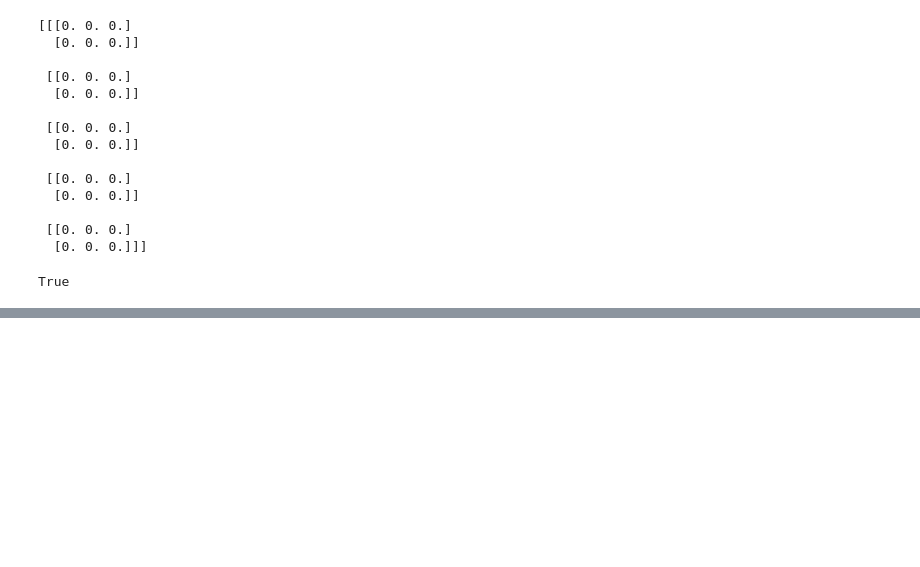
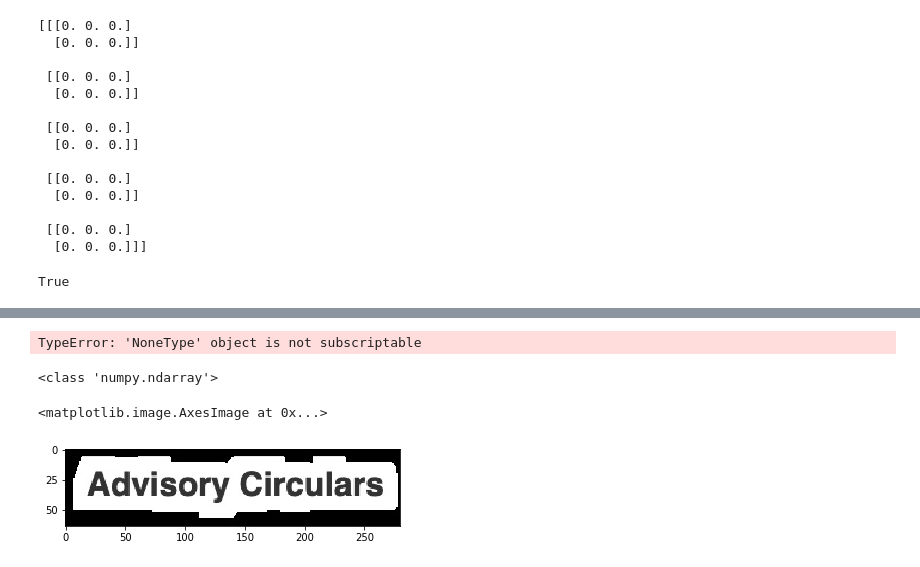
Before and after one commit to WaleedHashmi/JS-Cleaner, a Jupyter notebook: Comparison/Untitled.ipynb, the cells around one changed output, grey strips where cells are left out. Drawn from its saved outputs; the diff is of its cells as text; code cells hidden in the pictures; blank space fills up the shorter version.

```diff
--- a/Comparison/Untitled.ipynb
+++ b/Comparison/Untitled.ipynb
@@ -160,0 +257,42 @@ True
+# %%
+# img = cv2.imread('1/2.jpg')
+
+# print (img.shape,img1.shape)
+
+# img = cv2.cvtColor(img1,cv2.COLOR_GRAY2BGR)
+# gray = cv2.cvtColor(img,cv2.COLOR_BGR2GRAY)
+_,thresh = cv2.threshold(img1,1,255,cv2.THRESH_BINARY_INV)
+
+
+contours = [cv2.findContours(thresh,cv2.RETR_EXTERNAL,cv2.CHAIN_APPROX_SIMPLE)]
+cnt = contours[0][0]
+x,y,w,h = cv2.boundingRect(cnt)
+
+crop = img[y:y+h,x:x+w]
+# cv2.imwrite('sofwinres.png',crop)
+plt.imshow (crop)
+# %% [output]
+TypeError: 'NoneType' object is not subscriptable
+# %%
+img = cv2.imread('1/2.jpg')
+
+# print (img.shape,img1.shape)
+
+print (type(img))
+
+# img = cv2.cvtColor(img1,cv2.COLOR_GRAY2BGR)
+gray = cv2.cvtColor(img,cv2.COLOR_BGR2GRAY)
+_,thresh = cv2.threshold(gray,1,255,cv2.THRESH_BINARY)
+
+
+contours = [cv2.findContours(thresh,cv2.RETR_EXTERNAL,cv2.CHAIN_APPROX_SIMPLE)]
+cnt = contours[0][0]
+x,y,w,h = cv2.boundingRect(cnt)
+
+crop = img[y:y+h,x:x+w]
+# cv2.imwrite('sofwinres.png',crop)
+plt.imshow (crop)
+# %% [output]
+<class 'numpy.ndarray'>
+<matplotlib.image.AxesImage at 0x...>
+[figure, added]
```
Also changed, not shown: parts of 6 cells of this notebook, 2 other files.
